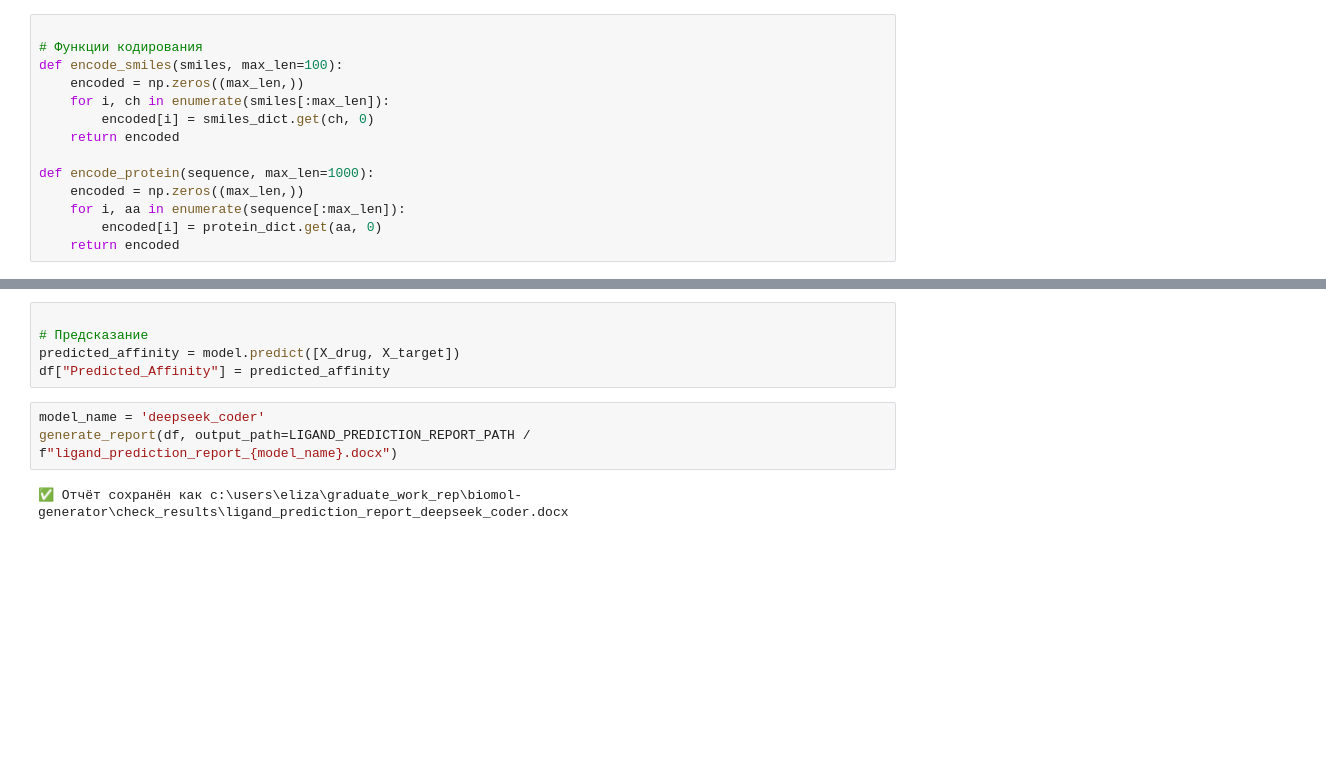
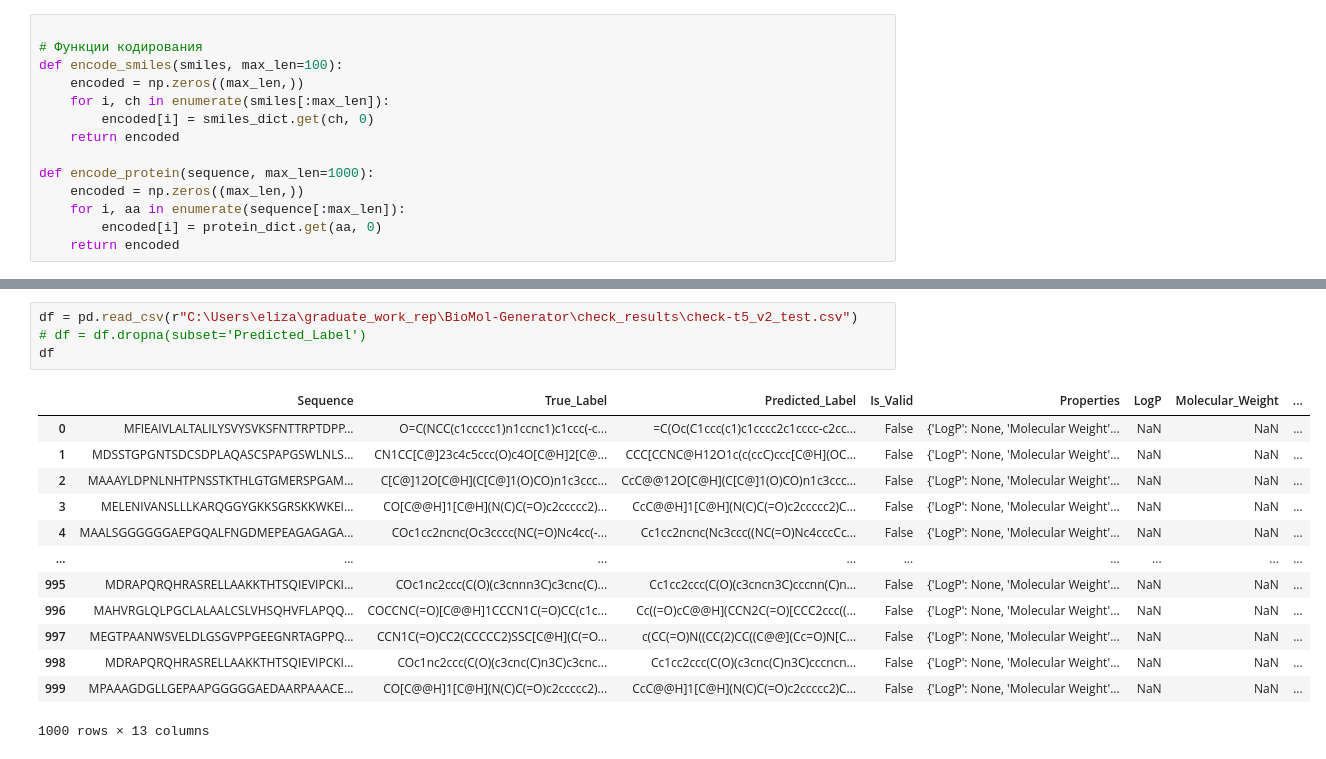
Before and after one commit to LisenKapusta/BioMol-Generator, a Jupyter notebook: check_results/predict_binding.ipynb, the cells around one changed output, grey strips where cells are left out. Drawn from its saved outputs; the diff is of its cells as text; blank space fills up the shorter version.

```diff
--- a/check_results/predict_binding.ipynb
+++ b/check_results/predict_binding.ipynb
@@ -167,10 +173,18 @@ X_target = np.array([encode_protein(s) for s in df["Sequence"]])
-# %%
-
-# Предсказание
-predicted_affinity = model.predict([X_drug, X_target])
-df["Predicted_Affinity"] = predicted_affinity
 # %%
-model_name = 'deepseek_coder'
-generate_report(df, output_path=LIGAND_PREDICTION_REPORT_PATH / f"ligand_prediction_report_{model_name}.docx")
+df = pd.read_csv(r"C:\Users\eliza\graduate_work_rep\BioMol-Generator\check_results\check-t5_v2_test.csv")
+# df = df.dropna(subset='Predicted_Label')
+df
 # %% [output]
+|  | Sequence | True_Label | Predicted_Label | Is_Valid | Properties | LogP | Molecular_Weight | ... |
+| 0 | MFIEAIVLALTALILYSVYSVKSFNTTRPTDPP... | O=C(NCC(c1ccccc1)n1ccnc1)c1ccc(-c... | =C(Oc(C1ccc(c1)c1cccc2c1cccc-c2cc... | False | {'LogP': None, 'Molecular Weight'... | NaN | NaN | ... |
+| 1 | MDSSTGPGNTSDCSDPLAQASCSPAPGSWLNLS... | CN1CC[C@]23c4c5ccc(O)c4O[C@H]2[C@... | CCC[CCNC@H12O1c(c(ccC)ccc[C@H](OC... | False | {'LogP': None, 'Molecular Weight'... | NaN | NaN | ... |
+| 2 | MAAAYLDPNLNHTPNSSTKTHLGTGMERSPGAM... | C[C@]12O[C@H](C[C@]1(O)CO)n1c3ccc... | CcC@@12O[C@H](C[C@]1(O)CO)n1c3ccc... | False | {'LogP': None, 'Molecular Weight'... | NaN | NaN | ... |
+| 3 | MELENIVANSLLLKARQGGYGKKSGRSKKWKEI... | CO[C@@H]1[C@H](N(C)C(=O)c2ccccc2)... | CcC@@H]1[C@H](N(C)C(=O)c2ccccc2)C... | False | {'LogP': None, 'Molecular Weight'... | NaN | NaN | ... |
+| 4 | MAALSGGGGGGAEPGQALFNGDMEPEAGAGAGA... | COc1cc2ncnc(Oc3cccc(NC(=O)Nc4cc(-... | Cc1cc2ncnc(Nc3ccc((NC(=O)Nc4cccCc... | False | {'LogP': None, 'Molecular Weight'... | NaN | NaN | ... |
+| ... | ... | ... | ... | ... | ... | ... | ... | ... |
+| 995 | MDRAPQRQHRASRELLAAKKTHTSQIEVIPCKI... | COc1nc2ccc(C(O)(c3cnnn3C)c3cnc(C)... | Cc1cc2ccc(C(O)(c3cncn3C)cccnn(C)n... | False | {'LogP': None, 'Molecular Weight'... | NaN | NaN | ... |
+| 996 | MAHVRGLQLPGCLALAALCSLVHSQHVFLAPQQ... | COCCNC(=O)[C@@H]1CCCN1C(=O)CC(c1c... | Cc((=O)cC@@H](CCN2C(=O)[CCC2ccc((... | False | {'LogP': None, 'Molecular Weight'... | NaN | NaN | ... |
+| 997 | MEGTPAANWSVELDLGSGVPPGEEGNRTAGPPQ... | CCN1C(=O)CC2(CCCCC2)SSC[C@H](C(=O... | c(CC(=O)N((CC(2)CC((C@@](Cc=O)N[C... | False | {'LogP': None, 'Molecular Weight'... | NaN | NaN | ... |
+| 998 | MDRAPQRQHRASRELLAAKKTHTSQIEVIPCKI... | COc1nc2ccc(C(O)(c3cnc(C)n3C)c3cnc... | Cc1cc2ccc(C(O)(c3cnc(C)n3C)cccncn... | False | {'LogP': None, 'Molecular Weight'... | NaN | NaN | ... |
+| 999 | MPAAAGDGLLGEPAAPGGGGGAEDAARPAAACE... | CO[C@@H]1[C@H](N(C)C(=O)c2ccccc2)... | CcC@@H]1[C@H](N(C)C(=O)c2ccccc2)C... | False | {'LogP': None, 'Molecular Weight'... | NaN | NaN | ... |
-✅ Отчёт сохранён как c:\users\eliza\graduate_work_rep\biomol-generator\check_results\ligand_prediction_report_deepseek_coder.docx
+1000 rows × 13 columns
```
Also changed, not shown: parts of 5 cells of this notebook, 13 other files.
